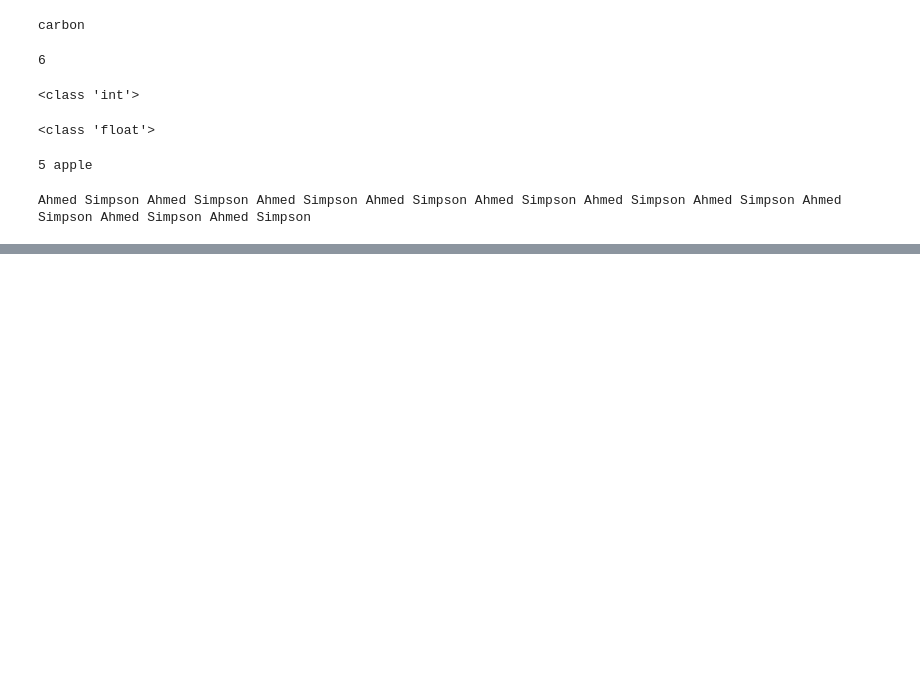
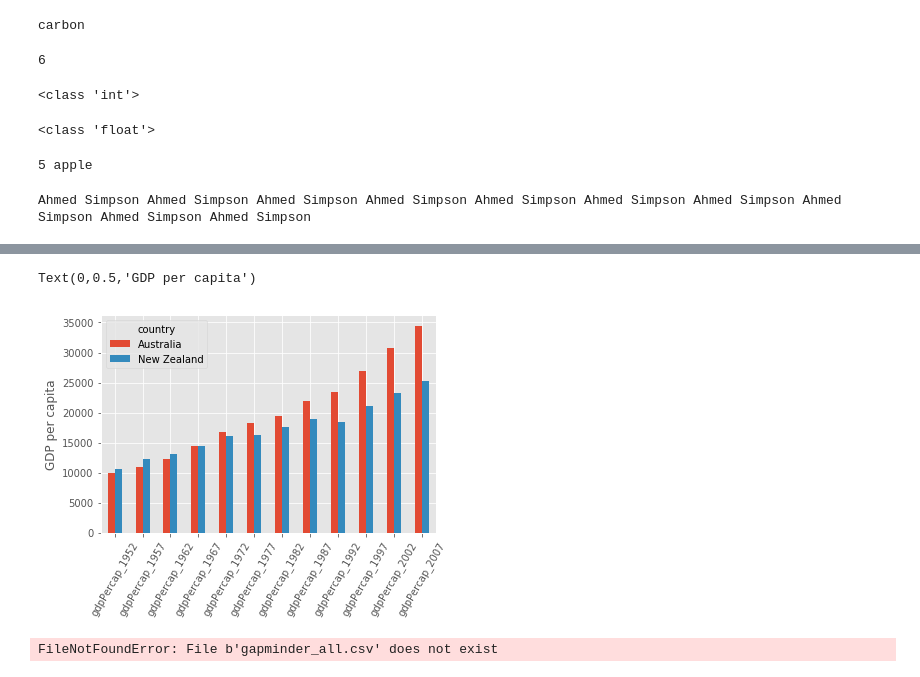
Before and after one commit to slowloris2/Pythonday2, a Jupyter notebook: SWCPython.ipynb, the cells around one changed output, grey strips where cells are left out. Saved outputs shown, nothing was run; the diff lists cells and outputs as text; code cells hidden in the pictures; blank space fills up the shorter version.

```diff
--- a/SWCPython.ipynb
+++ b/SWCPython.ipynb
@@ -55,0 +268,15 @@ Ahmed Simpson Ahmed Simpson Ahmed Simpson Ahmed Simpson Ahmed Simpson Ahmed Simp
+# %%
+plt.style.use('ggplot')
+data.T.plot(kind='bar')
+plt.xticks(rotation=60)
+plt.ylabel('GDP per capita')
+# %% [output]
+Text(0,0.5,'GDP per capita')
+[figure, added]
+# %%
+import pandas as pd
+data_all = pd.read_csv('gapminder_all.csv', index_col='country')
+data_all.plot(kind='scatter', x='gdpPercap_2007', y='lifeExp_2007',
+              s=data_all['pop_2007']/1e6)
+# %% [output]
+FileNotFoundError: File b'gapminder_all.csv' does not exist
```
Also changed, not shown: parts of 17 cells of this notebook.
